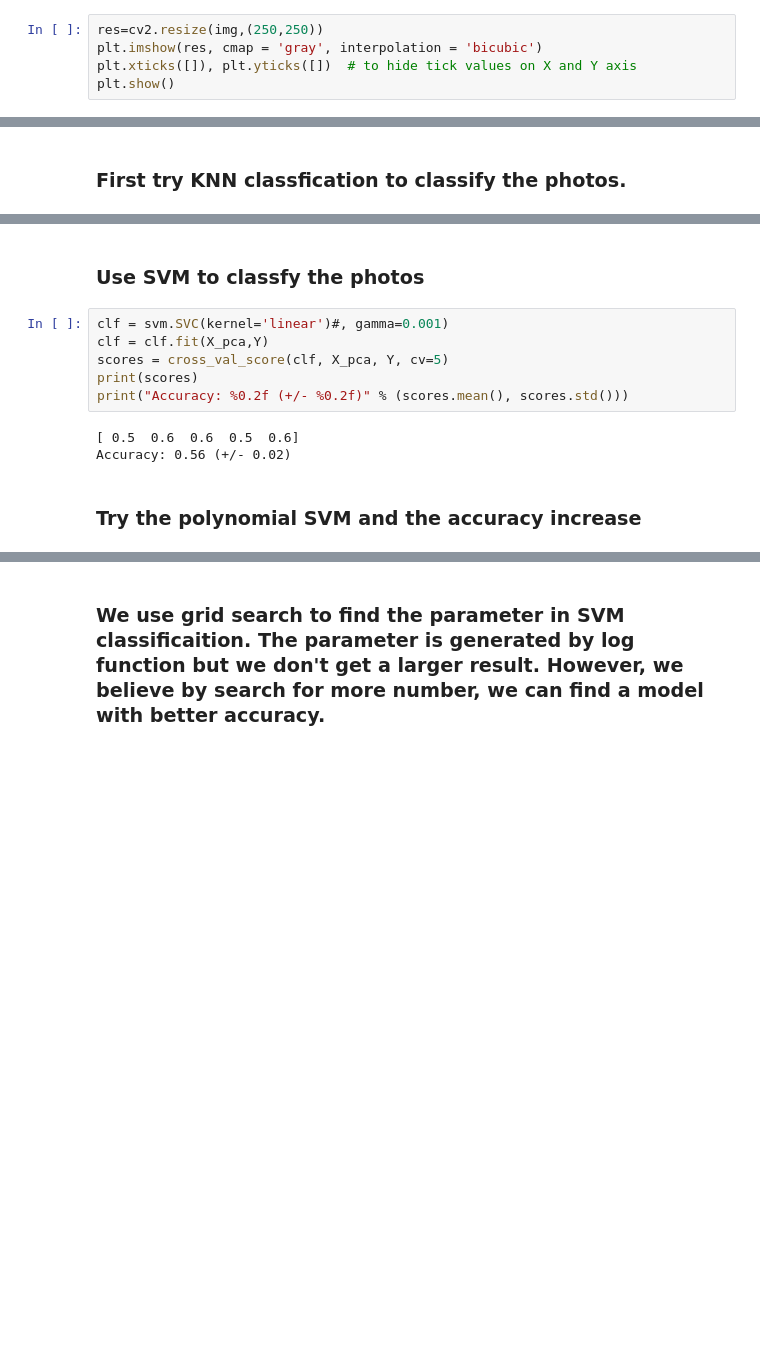
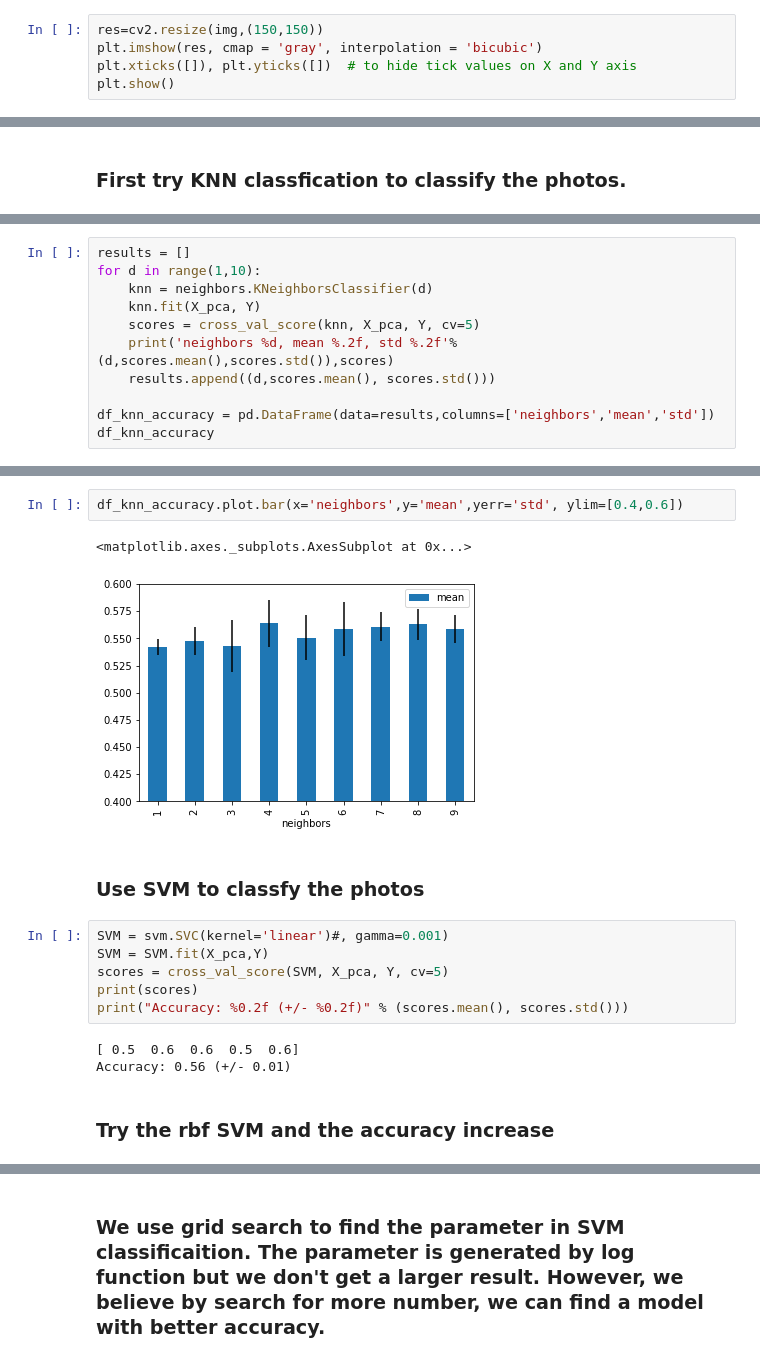
Before and after one commit to qingyuan1017/python_project, a Jupyter notebook: project.ipynb, the cells around one changed output, grey strips where cells are left out. Saved outputs shown, nothing was run; the diff lists cells and outputs as text; blank space fills up the shorter version.

```diff
--- a/project.ipynb
+++ b/project.ipynb
@@ -61,5 +65,5 @@ plt.show()
 # %%
-res=cv2.resize(img,(250,250))
+res=cv2.resize(img,(150,150))
 plt.imshow(res, cmap = 'gray', interpolation = 'bicubic')
 plt.xticks([]), plt.yticks([])  # to hide tick values on X and Y axis
 plt.show()
@@ -123 +130,12 @@ print("Accuracy: %0.2f (+/- %0.2f)" % (scores.mean(), scores.std()))
 Accuracy: 0.55 (+/- 0.02)
+# %%
+results = []
+for d in range(1,10):
+    knn = neighbors.KNeighborsClassifier(d)
+    knn.fit(X_pca, Y)
+    scores = cross_val_score(knn, X_pca, Y, cv=5)
+    print('neighbors %d, mean %.2f, std %.2f'%(d,scores.mean(),scores.std()),scores)
+    results.append((d,scores.mean(), scores.std()))
+
+df_knn_accuracy = pd.DataFrame(data=results,columns=['neighbors','mean','std'])
+df_knn_accuracy
@@ -124,14 +162,19 @@ Accuracy: 0.55 (+/- 0.02)
+# %%
+df_knn_accuracy.plot.bar(x='neighbors',y='mean',yerr='std', ylim=[0.4,0.6])
+# %% [output]
+<matplotlib.axes._subplots.AxesSubplot at 0x...>
+[figure, added]
 # %% [markdown]
 ### Use SVM to classfy the photos
 # %%
-clf = svm.SVC(kernel='linear')#, gamma=0.001)
-clf = clf.fit(X_pca,Y)
-scores = cross_val_score(clf, X_pca, Y, cv=5)
+SVM = svm.SVC(kernel='linear')#, gamma=0.001)
+SVM = SVM.fit(X_pca,Y)
+scores = cross_val_score(SVM, X_pca, Y, cv=5)
 print(scores)
 print("Accuracy: %0.2f (+/- %0.2f)" % (scores.mean(), scores.std()))
 # %% [output]
 [ 0.5  0.6  0.6  0.5  0.6]
-Accuracy: 0.56 (+/- 0.02)
+Accuracy: 0.56 (+/- 0.01)
 # %% [markdown]
-### Try the polynomial SVM and the accuracy increase
+### Try the rbf SVM and the accuracy increase
 # %%
```
Also changed, not shown: parts of 29 cells of this notebook, 1 other file.
